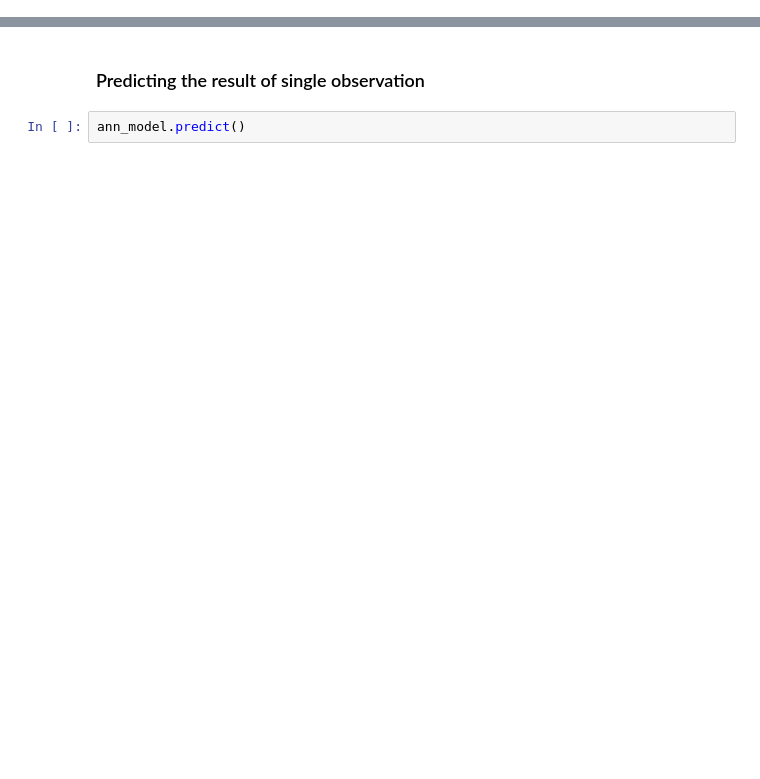
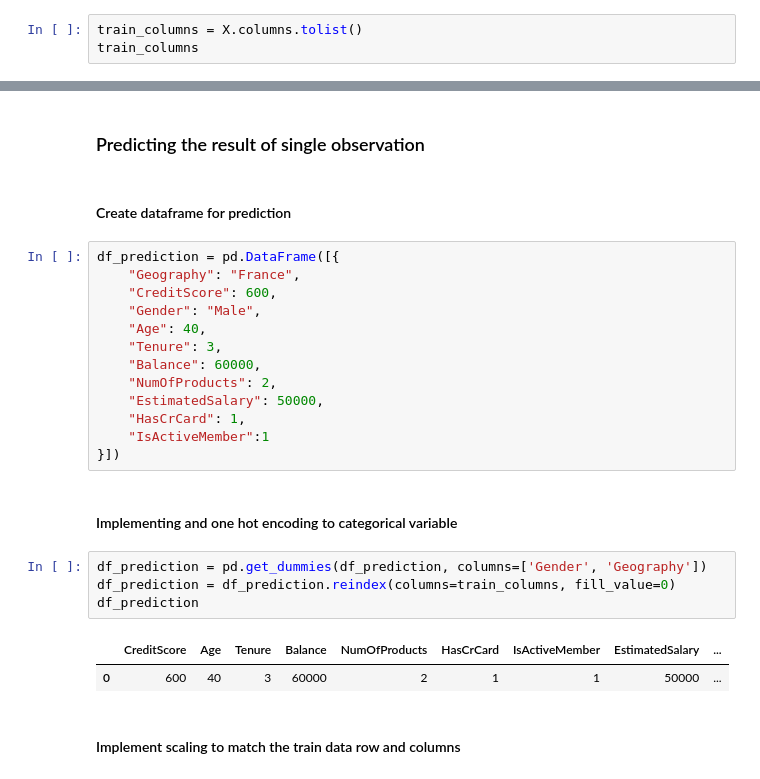
Before and after one commit to vishaltechevangelist/project-predict-bank-customer-churn-through-neural-net, a Jupyter notebook: ann-predict-customer-churn.ipynb, the cells around one changed output, grey strips where cells are left out. Cells and saved outputs as stored; diff of their text form; blank space fills up the shorter version.

Commit message:
completing prediction using NN on test data as well as X_test split

```diff
--- a/ann-predict-customer-churn.ipynb
+++ b/ann-predict-customer-churn.ipynb
@@ -129,3 +129,6 @@ X
 | 9998 | 772 | 42 | 3 | 75075.31 | 2 | 1 | 0 | 92888.52 | ... |
 | 9999 | 792 | 28 | 4 | 130142.79 | 1 | 1 | 0 | 38190.78 | ... |
 10000 rows × 11 columns
+# %%
+train_columns = X.columns.tolist()
+train_columns
@@ -264,4 +313,28 @@ Epoch 100/100
 # %% [markdown]
 ### Predicting the result of single observation
-# %%
-ann_model.predict()
+# %% [markdown]
+#### Create dataframe for prediction
+# %%
+df_prediction = pd.DataFrame([{
+    "Geography": "France",
+    "CreditScore": 600,
+    "Gender": "Male",
+    "Age": 40,
+    "Tenure": 3,
+    "Balance": 60000,
+    "NumOfProducts": 2,
+    "EstimatedSalary": 50000,
+    "HasCrCard": 1,
+    "IsActiveMember":1
+}])
+# %% [markdown]
+#### Implementing and one hot encoding to categorical variable
+# %%
+df_prediction = pd.get_dummies(df_prediction, columns=['Gender', 'Geography'])
+df_prediction = df_prediction.reindex(columns=train_columns, fill_value=0)
+df_prediction
+# %% [output]
+|  | CreditScore | Age | Tenure | Balance | NumOfProducts | HasCrCard | IsActiveMember | EstimatedSalary | ... |
+| 0 | 600 | 40 | 3 | 60000 | 2 | 1 | 1 | 50000 | ... |
+# %% [markdown]
+#### Implement scaling to match the train data row and columns
```
Also changed, not shown: parts of 14 cells of this notebook.
